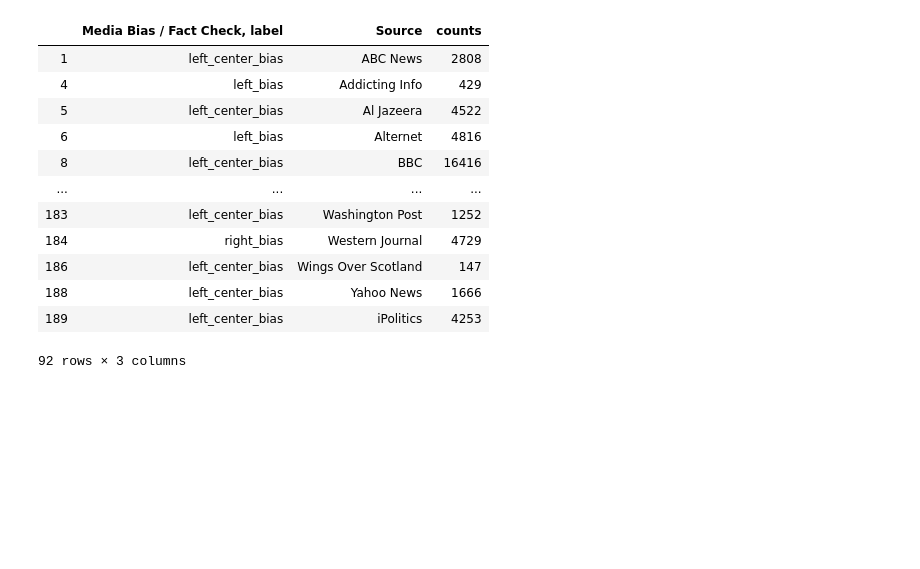
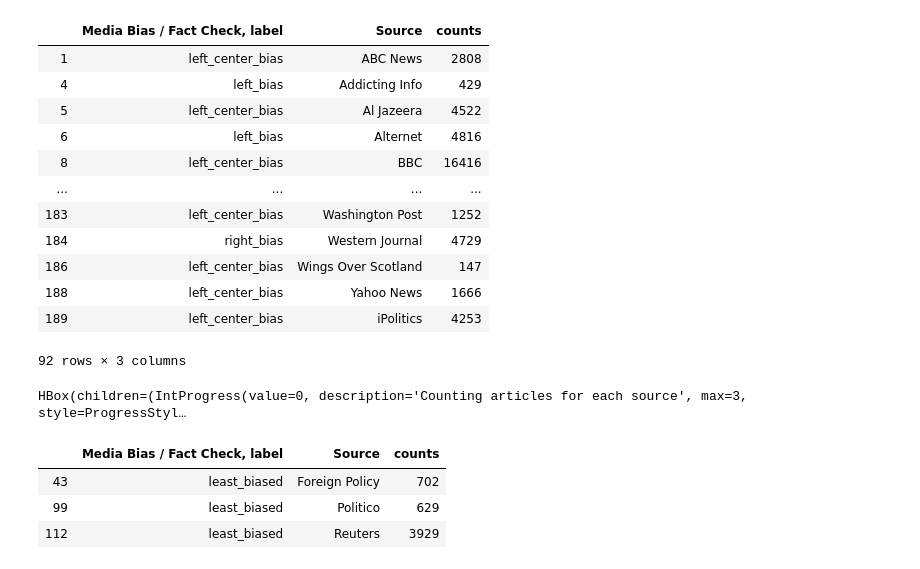
Before and after one commit to WarmCyan/news-bias-research, a Jupyter notebook: notebooks/2_NELASourceAggregation.ipynb, the cells around one changed output. Cells and saved outputs as stored; diff of their text form; code cells hidden in the pictures; blank space fills up the shorter version.

```diff
--- a/notebooks/2_NELASourceAggregation.ipynb
+++ b/notebooks/2_NELASourceAggregation.ipynb
@@ -355,3 +353,15 @@ mbfc_biased
 | 188 | left_center_bias | Yahoo News | 1666 |
 | 189 | left_center_bias | iPolitics | 4253 |
 92 rows × 3 columns
+# %%
+mbfc_unbiased = add_counts_to_df(labels_df[
+    labels_df[mbfc_lbl] == "least_biased"
+][[mbfc_lbl, "Source"]])
+
+mbfc_unbiased
+# %% [output]
+HBox(children=(IntProgress(value=0, description='Counting articles for each source', max=3, style=ProgressStyl…
+|  | Media Bias / Fact Check, label | Source | counts |
+| 43 | least_biased | Foreign Policy | 702 |
+| 99 | least_biased | Politico | 629 |
+| 112 | least_biased | Reuters | 3929 |
```
Also changed, not shown: parts of 8 cells of this notebook, 1 other file.
